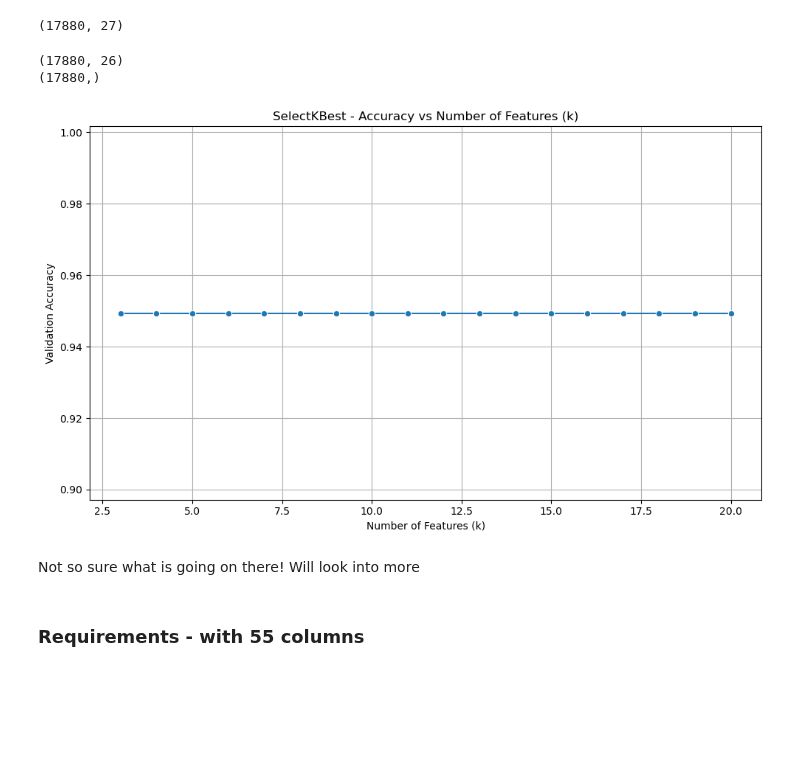
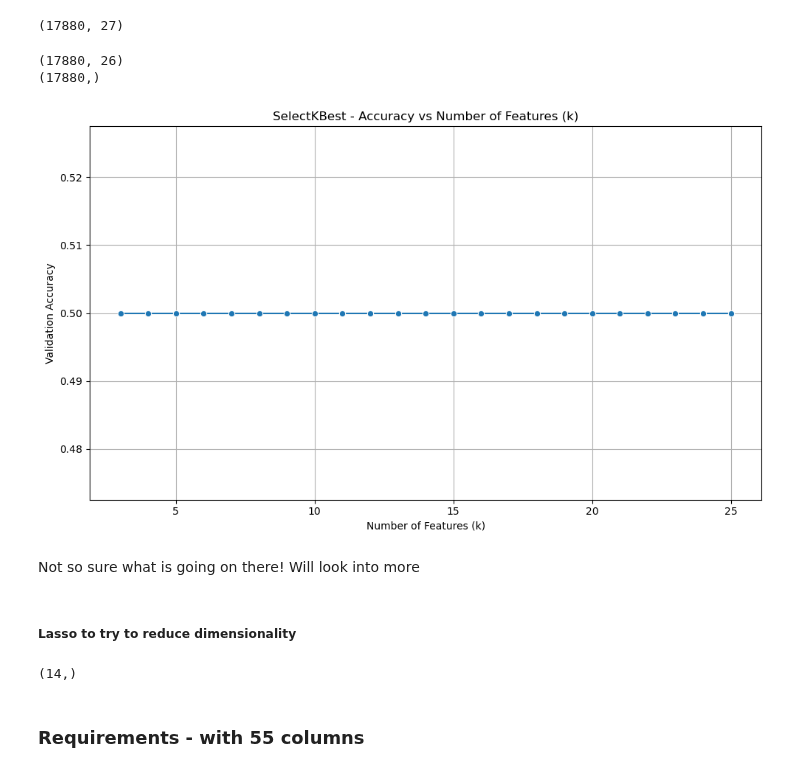
Before and after one commit to ecw70574/dsci2_final_project, a Jupyter notebook: TestingVectorization.ipynb, the cells around one changed output. Saved outputs shown, nothing was run; the diff lists cells and outputs as text; code cells hidden in the pictures; blank space fills up the shorter version.

```diff
--- a/TestingVectorization.ipynb
+++ b/TestingVectorization.ipynb
@@ -930,42 +923,57 @@ print(y.shape)
 
 description_feature_names = X_train.columns
 
-max_k = min(20, len(description_feature_names))
+max_k = min(25, len(description_feature_names))
 
 for k in range(3, max_k + 1):
     selector = SelectKBest(f_classif, k=k)
     selector.fit(X_train, y_train)
     selected_cols = description_feature_names[selector.get_support()]
 
     X_train_desc_k = X_train[selected_cols]
     X_test_desc_k = X_test[selected_cols]
 
     # fitting random forest model for assessment
 
-    model = RandomForestClassifier(n_estimators=100, random_state=42)
+    model = LogisticRegression(max_iter=100)
     model.fit(X_train_desc_k, y_train)
 
     y_pred = model.predict(X_test_desc_k)
-    acc = accuracy_score(y_test, y_pred)
+    auc = roc_auc_score(y_test, y_pred)
 
-    results.append((k, acc))
+    results.append((k, auc))
 
 # Plot accuracy vs. k
 results_df = pd.DataFrame(results, columns=["k", "Validation Accuracy"])
 plt.figure(figsize=(10,6))
 sns.lineplot(x="k", y="Validation Accuracy", data=results_df, marker="o")
 plt.title("SelectKBest - Accuracy vs Number of Features (k)")
 plt.xlabel("Number of Features (k)")
 plt.ylabel("Validation Accuracy")
 plt.grid(True)
 plt.tight_layout()
 plt.show()
 # %% [output]
 (17880, 26)
 (17880,)
-[figure, old version]
+[figure, new version]
 # %% [markdown]
 Not so sure what is going on there! Will look into more
+# %% [markdown]
+##### Lasso to try to reduce dimensionality
+# %%
+logreg = LogisticRegression(penalty='l1', solver='liblinear', max_iter=1000)
+logreg.fit(X_train, y_train)
+
+coef = logreg.coef_[0]
+features_names = X_train.columns
+
+selected_mask = coef != 0
+profile_selected_features = features_names[selected_mask]
+
+profile_selected_features.shape
+# %% [output]
+(14,)
 # %% [markdown]
 ### Requirements - with 55 columns
 # %%
```
Also changed, not shown: parts of 13 cells of this notebook.
